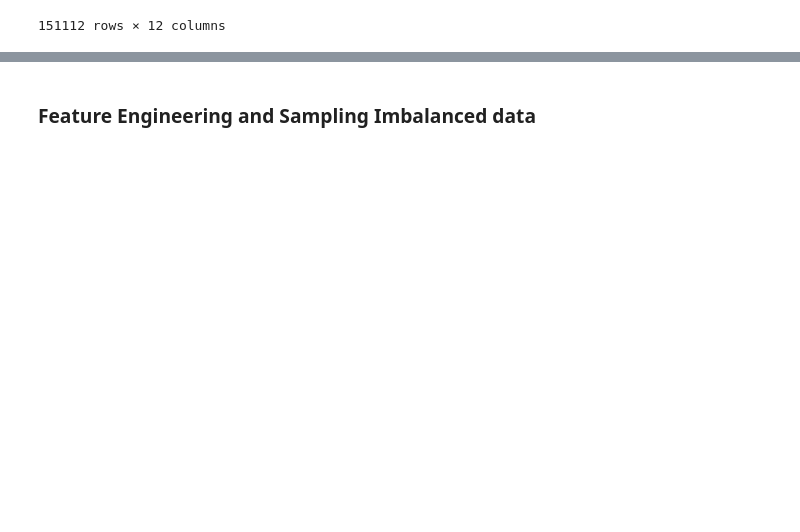
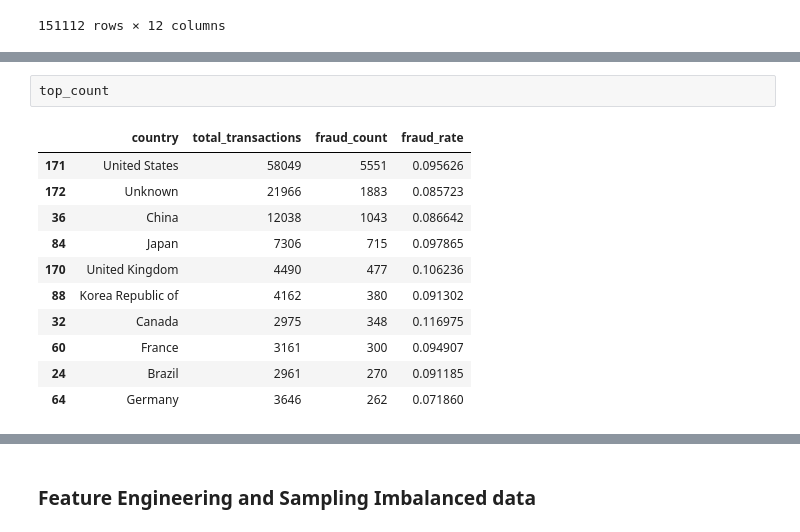
Before and after one commit to tib-dev/fraud-detection, a Jupyter notebook: notebooks/eda_and_data_processing.ipynb, the cells around one changed output, grey strips where cells are left out. Cells and saved outputs as stored; diff of their text form; blank space fills up the shorter version.

```diff
--- a/notebooks/eda_and_data_processing.ipynb
+++ b/notebooks/eda_and_data_processing.ipynb
@@ -169,0 +140,14 @@ Name: proportion, dtype: object
+# %%
+top_count
+# %% [output]
+|  | country | total_transactions | fraud_count | fraud_rate |
+| 171 | United States | 58049 | 5551 | 0.095626 |
+| 172 | Unknown | 21966 | 1883 | 0.085723 |
+| 36 | China | 12038 | 1043 | 0.086642 |
+| 84 | Japan | 7306 | 715 | 0.097865 |
+| 170 | United Kingdom | 4490 | 477 | 0.106236 |
+| 88 | Korea Republic of | 4162 | 380 | 0.091302 |
+| 32 | Canada | 2975 | 348 | 0.116975 |
+| 60 | France | 3161 | 300 | 0.094907 |
+| 24 | Brazil | 2961 | 270 | 0.091185 |
+| 64 | Germany | 3646 | 262 | 0.071860 |
```
Also changed, not shown: parts of 19 cells of this notebook.
